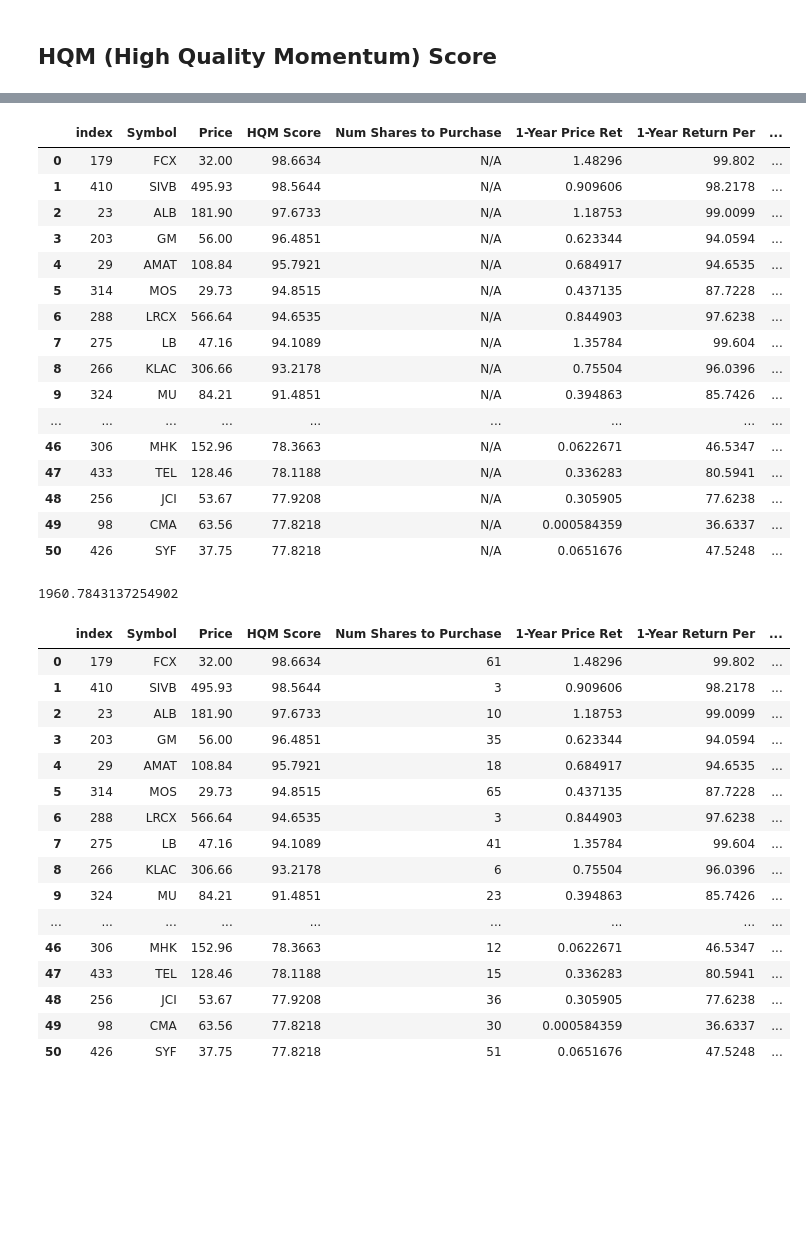
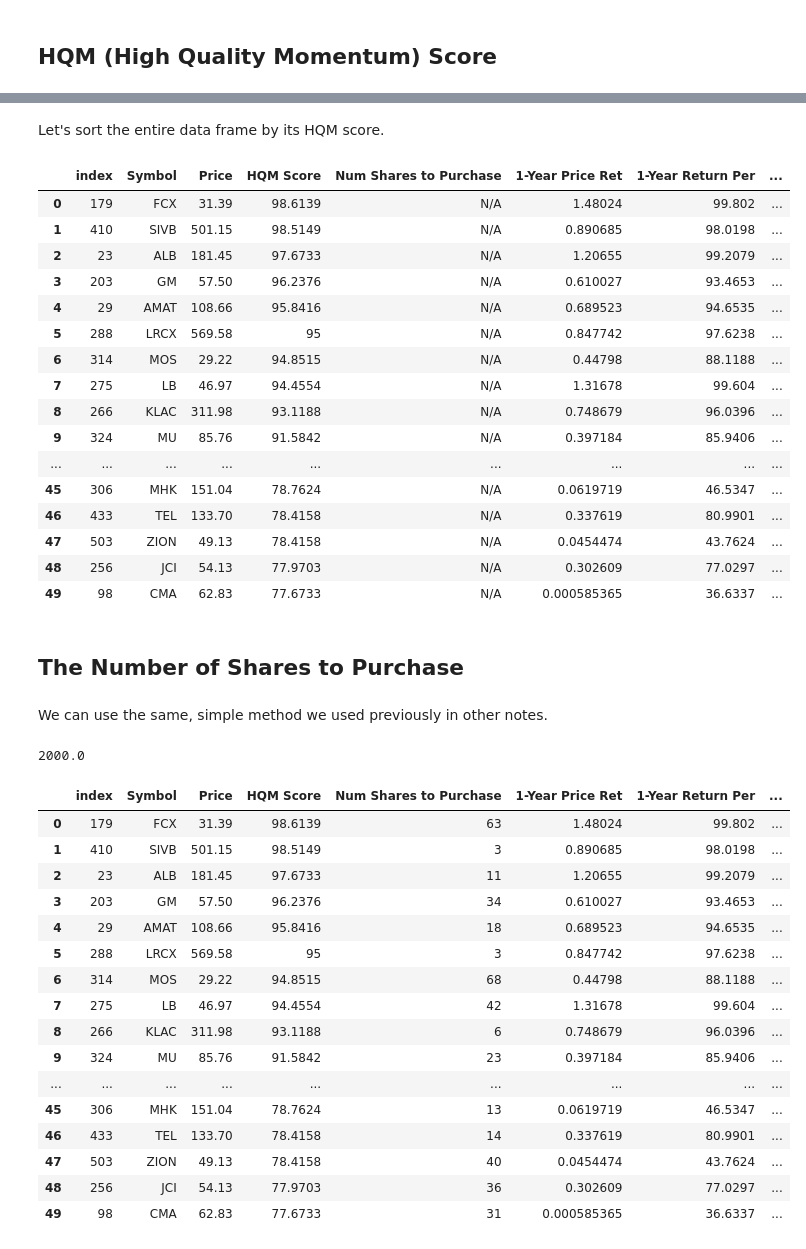
Before and after one commit to byunsy/quantitative-momentum, a Jupyter notebook: Quantitative_Momentum_Strategy.ipynb, the cells around one changed output, grey strips where cells are left out. Drawn from its saved outputs; the diff is of its cells as text; code cells hidden in the pictures; blank space fills up the shorter version.

```diff
--- a/Quantitative_Momentum_Strategy.ipynb
+++ b/Quantitative_Momentum_Strategy.ipynb
@@ -247,54 +289,63 @@ hqm_df
 505 rows × 12 columns
+# %% [markdown]
+Let's sort the entire data frame by its HQM score.
 # %%
 hqm_df_sorted = hqm_df.sort_values(by='HQM Score', ascending=False)
-hqm_df_sorted = hqm_df_sorted[:51]
+hqm_df_sorted = hqm_df_sorted[:50]
 
 hqm_df_sorted.reset_index(inplace=True)
+
+# Print the data frame
 hqm_df_sorted
 # %% [output]
 |  | index | Symbol | Price | HQM Score | Num Shares to Purchase | 1-Year Price Ret | 1-Year Return Per | ... |
-| 0 | 179 | FCX | 32.00 | 98.6634 | N/A | 1.48296 | 99.802 | ... |
-| 1 | 410 | SIVB | 495.93 | 98.5644 | N/A | 0.909606 | 98.2178 | ... |
-| 2 | 23 | ALB | 181.90 | 97.6733 | N/A | 1.18753 | 99.0099 | ... |
-| 3 | 203 | GM | 56.00 | 96.4851 | N/A | 0.623344 | 94.0594 | ... |
-| 4 | 29 | AMAT | 108.84 | 95.7921 | N/A | 0.684917 | 94.6535 | ... |
-| 5 | 314 | MOS | 29.73 | 94.8515 | N/A | 0.437135 | 87.7228 | ... |
-| 6 | 288 | LRCX | 566.64 | 94.6535 | N/A | 0.844903 | 97.6238 | ... |
-| 7 | 275 | LB | 47.16 | 94.1089 | N/A | 1.35784 | 99.604 | ... |
-| 8 | 266 | KLAC | 306.66 | 93.2178 | N/A | 0.75504 | 96.0396 | ... |
-| 9 | 324 | MU | 84.21 | 91.4851 | N/A | 0.394863 | 85.7426 | ... |
+| 0 | 179 | FCX | 31.39 | 98.6139 | N/A | 1.48024 | 99.802 | ... |
+| 1 | 410 | SIVB | 501.15 | 98.5149 | N/A | 0.890685 | 98.0198 | ... |
+| 2 | 23 | ALB | 181.45 | 97.6733 | N/A | 1.20655 | 99.2079 | ... |
+| 3 | 203 | GM | 57.50 | 96.2376 | N/A | 0.610027 | 93.4653 | ... |
+| 4 | 29 | AMAT | 108.66 | 95.8416 | N/A | 0.689523 | 94.6535 | ... |
+| 5 | 288 | LRCX | 569.58 | 95 | N/A | 0.847742 | 97.6238 | ... |
+| 6 | 314 | MOS | 29.22 | 94.8515 | N/A | 0.44798 | 88.1188 | ... |
+| 7 | 275 | LB | 46.97 | 94.4554 | N/A | 1.31678 | 99.604 | ... |
+| 8 | 266 | KLAC | 311.98 | 93.1188 | N/A | 0.748679 | 96.0396 | ... |
+| 9 | 324 | MU | 85.76 | 91.5842 | N/A | 0.397184 | 85.9406 | ... |
 | ... | ... | ... | ... | ... | ... | ... | ... | ... |
-| 46 | 306 | MHK | 152.96 | 78.3663 | N/A | 0.0622671 | 46.5347 | ... |
-| 47 | 433 | TEL | 128.46 | 78.1188 | N/A | 0.336283 | 80.5941 | ... |
-| 48 | 256 | JCI | 53.67 | 77.9208 | N/A | 0.305905 | 77.6238 | ... |
-| 49 | 98 | CMA | 63.56 | 77.8218 | N/A | 0.000584359 | 36.6337 | ... |
-| 50 | 426 | SYF | 37.75 | 77.8218 | N/A | 0.0651676 | 47.5248 | ... |
+| 45 | 306 | MHK | 151.04 | 78.7624 | N/A | 0.0619719 | 46.5347 | ... |
+| 46 | 433 | TEL | 133.70 | 78.4158 | N/A | 0.337619 | 80.9901 | ... |
+| 47 | 503 | ZION | 49.13 | 78.4158 | N/A | 0.0454474 | 43.7624 | ... |
+| 48 | 256 | JCI | 54.13 | 77.9703 | N/A | 0.302609 | 77.0297 | ... |
+| 49 | 98 | CMA | 62.83 | 77.6733 | N/A | 0.000585365 | 36.6337 | ... |
+# %% [markdown]
+## The Number of Shares to Purchase
+# %% [markdown]
+We can use the same, simple method we used previously in other notes.
 # %%
 PORTFOLIO_SIZE = 100000
 position_size = float(PORTFOLIO_SIZE) / len(hqm_df_sorted.index)
 print(position_size)
 # %% [output]
-1960.7843137254902
+2000.0
 # %%
 for i in range(0, len(hqm_df_sorted['Symbol'])):
     hqm_df_sorted.loc[i, 'Num Shares to Purchase'] = math.floor(position_size / hqm_df_sorted['Price'][i])
 
+# Print the data frame
 hqm_df_sorted
 # %% [output]
 |  | index | Symbol | Price | HQM Score | Num Shares to Purchase | 1-Year Price Ret | 1-Year Return Per | ... |
-| 0 | 179 | FCX | 32.00 | 98.6634 | 61 | 1.48296 | 99.802 | ... |
-| 1 | 410 | SIVB | 495.93 | 98.5644 | 3 | 0.909606 | 98.2178 | ... |
-| 2 | 23 | ALB | 181.90 | 97.6733 | 10 | 1.18753 | 99.0099 | ... |
-| 3 | 203 | GM | 56.00 | 96.4851 | 35 | 0.623344 | 94.0594 | ... |
-| 4 | 29 | AMAT | 108.84 | 95.7921 | 18 | 0.684917 | 94.6535 | ... |
-| 5 | 314 | MOS | 29.73 | 94.8515 | 65 | 0.437135 | 87.7228 | ... |
-| 6 | 288 | LRCX | 566.64 | 94.6535 | 3 | 0.844903 | 97.6238 | ... |
-| 7 | 275 | LB | 47.16 | 94.1089 | 41 | 1.35784 | 99.604 | ... |
-| 8 | 266 | KLAC | 306.66 | 93.2178 | 6 | 0.75504 | 96.0396 | ... |
-| 9 | 324 | MU | 84.21 | 91.4851 | 23 | 0.394863 | 85.7426 | ... |
+| 0 | 179 | FCX | 31.39 | 98.6139 | 63 | 1.48024 | 99.802 | ... |
+| 1 | 410 | SIVB | 501.15 | 98.5149 | 3 | 0.890685 | 98.0198 | ... |
+| 2 | 23 | ALB | 181.45 | 97.6733 | 11 | 1.20655 | 99.2079 | ... |
+| 3 | 203 | GM | 57.50 | 96.2376 | 34 | 0.610027 | 93.4653 | ... |
+| 4 | 29 | AMAT | 108.66 | 95.8416 | 18 | 0.689523 | 94.6535 | ... |
+| 5 | 288 | LRCX | 569.58 | 95 | 3 | 0.847742 | 97.6238 | ... |
+| 6 | 314 | MOS | 29.22 | 94.8515 | 68 | 0.44798 | 88.1188 | ... |
+| 7 | 275 | LB | 46.97 | 94.4554 | 42 | 1.31678 | 99.604 | ... |
+| 8 | 266 | KLAC | 311.98 | 93.1188 | 6 | 0.748679 | 96.0396 | ... |
+| 9 | 324 | MU | 85.76 | 91.5842 | 23 | 0.397184 | 85.9406 | ... |
 | ... | ... | ... | ... | ... | ... | ... | ... | ... |
-| 46 | 306 | MHK | 152.96 | 78.3663 | 12 | 0.0622671 | 46.5347 | ... |
-| 47 | 433 | TEL | 128.46 | 78.1188 | 15 | 0.336283 | 80.5941 | ... |
-| 48 | 256 | JCI | 53.67 | 77.9208 | 36 | 0.305905 | 77.6238 | ... |
-| 49 | 98 | CMA | 63.56 | 77.8218 | 30 | 0.000584359 | 36.6337 | ... |
-| 50 | 426 | SYF | 37.75 | 77.8218 | 51 | 0.0651676 | 47.5248 | ... |
+| 45 | 306 | MHK | 151.04 | 78.7624 | 13 | 0.0619719 | 46.5347 | ... |
+| 46 | 433 | TEL | 133.70 | 78.4158 | 14 | 0.337619 | 80.9901 | ... |
+| 47 | 503 | ZION | 49.13 | 78.4158 | 40 | 0.0454474 | 43.7624 | ... |
+| 48 | 256 | JCI | 54.13 | 77.9703 | 36 | 0.302609 | 77.0297 | ... |
+| 49 | 98 | CMA | 62.83 | 77.6733 | 31 | 0.000585365 | 36.6337 | ... |
```
Also changed, not shown: parts of 23 cells of this notebook.
